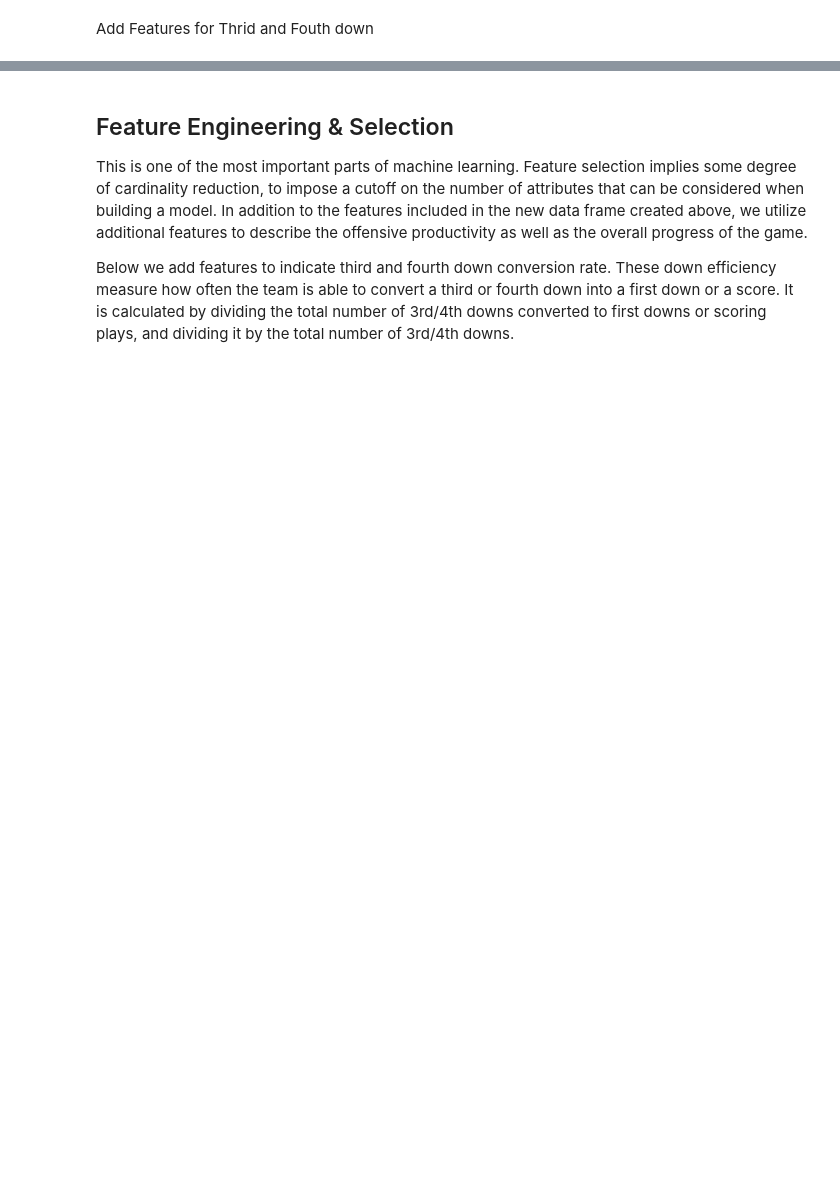
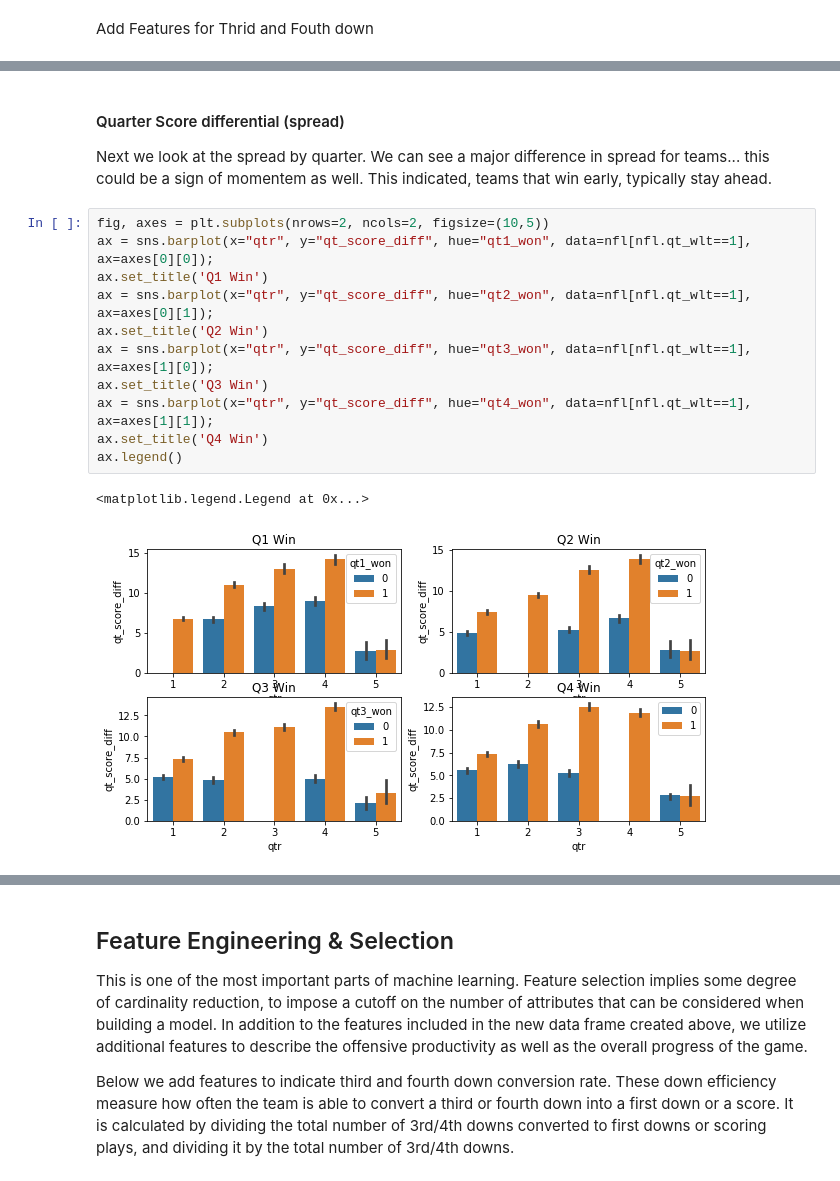
Before and after one commit to naivelogic/NFL-smarter-football, a Jupyter notebook: NFL Best Quarter-Winning Correlation.ipynb, the cells around one changed output, grey strips where cells are left out. Drawn from its saved outputs; the diff is of its cells as text; blank space fills up the shorter version.

```diff
--- a/NFL Best Quarter-Winning Correlation.ipynb
+++ b/NFL Best Quarter-Winning Correlation.ipynb
@@ -211 +321,19 @@ Next we will plot the winning and losising segments of our data.
+# %% [markdown]
+#### Quarter Score differential (spread)
+
+Next we look at the spread by quarter. We can see a major difference in spread for teams... this could be a sign of momentem as well. This indicated, teams that win early, typically stay ahead.
+# %%
+fig, axes = plt.subplots(nrows=2, ncols=2, figsize=(10,5))
+ax = sns.barplot(x="qtr", y="qt_score_diff", hue="qt1_won", data=nfl[nfl.qt_wlt==1], ax=axes[0][0]);
+ax.set_title('Q1 Win')
+ax = sns.barplot(x="qtr", y="qt_score_diff", hue="qt2_won", data=nfl[nfl.qt_wlt==1], ax=axes[0][1]);
+ax.set_title('Q2 Win')
+ax = sns.barplot(x="qtr", y="qt_score_diff", hue="qt3_won", data=nfl[nfl.qt_wlt==1], ax=axes[1][0]);
+ax.set_title('Q3 Win')
+ax = sns.barplot(x="qtr", y="qt_score_diff", hue="qt4_won", data=nfl[nfl.qt_wlt==1], ax=axes[1][1]);
+ax.set_title('Q4 Win')
+ax.legend()
+# %% [output]
+<matplotlib.legend.Legend at 0x...>
+[figure, added]
 # %%
```
Also changed, not shown: parts of 87 cells of this notebook.
